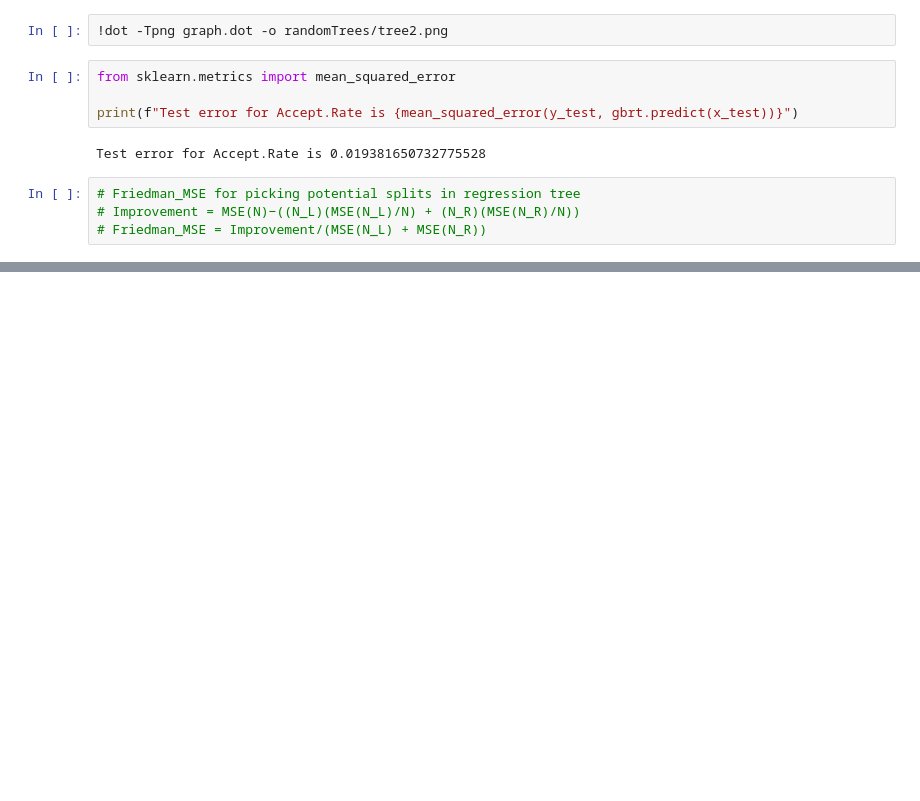
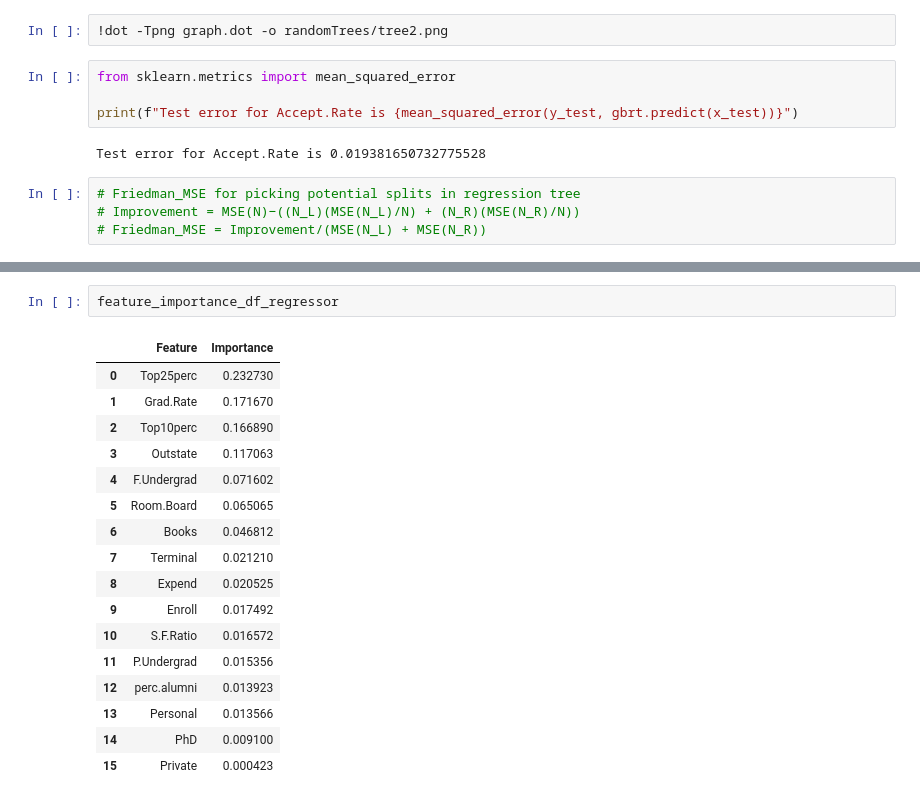
Before and after one commit to jaynanduri/ML-assignments, a Jupyter notebook: a3/pb4.ipynb, the cells around one changed output, grey strips where cells are left out. Cells and saved outputs as stored; diff of their text form; blank space fills up the shorter version.

```diff
--- a/a3/pb4.ipynb
+++ b/a3/pb4.ipynb
@@ -89,0 +122,20 @@ KeyboardInterrupt:
+# %%
+feature_importance_df_regressor
+# %% [output]
+|  | Feature | Importance |
+| 0 | Top25perc | 0.232730 |
+| 1 | Grad.Rate | 0.171670 |
+| 2 | Top10perc | 0.166890 |
+| 3 | Outstate | 0.117063 |
+| 4 | F.Undergrad | 0.071602 |
+| 5 | Room.Board | 0.065065 |
+| 6 | Books | 0.046812 |
+| 7 | Terminal | 0.021210 |
+| 8 | Expend | 0.020525 |
+| 9 | Enroll | 0.017492 |
+| 10 | S.F.Ratio | 0.016572 |
+| 11 | P.Undergrad | 0.015356 |
+| 12 | perc.alumni | 0.013923 |
+| 13 | Personal | 0.013566 |
+| 14 | PhD | 0.009100 |
+| 15 | Private | 0.000423 |
```
Also changed, not shown: parts of 5 cells of this notebook, 1 other file.
